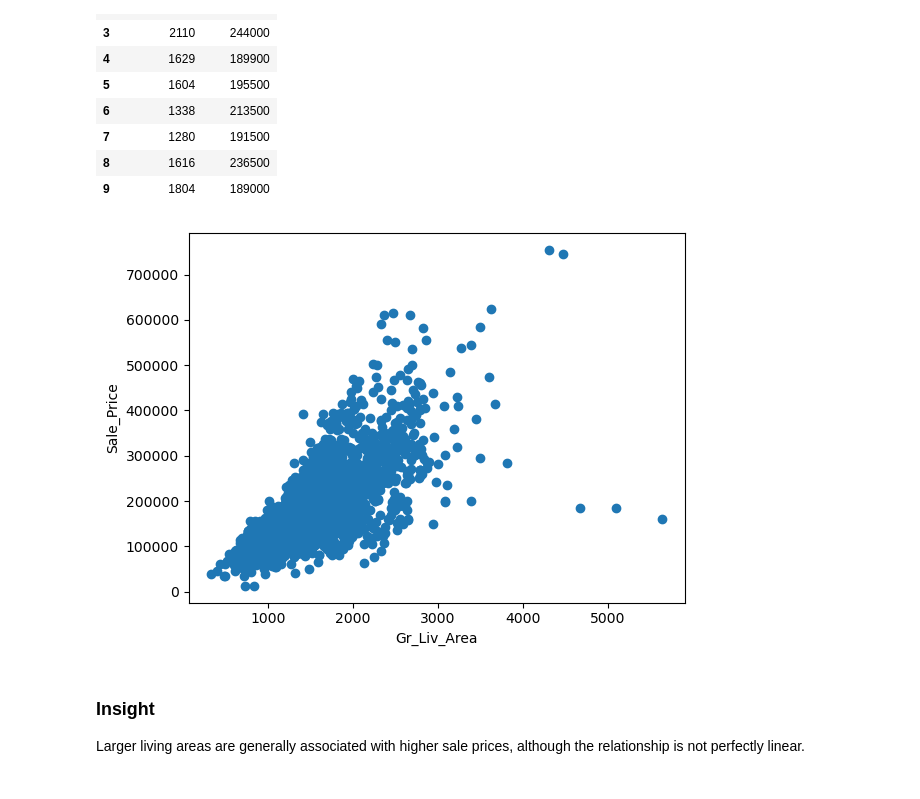
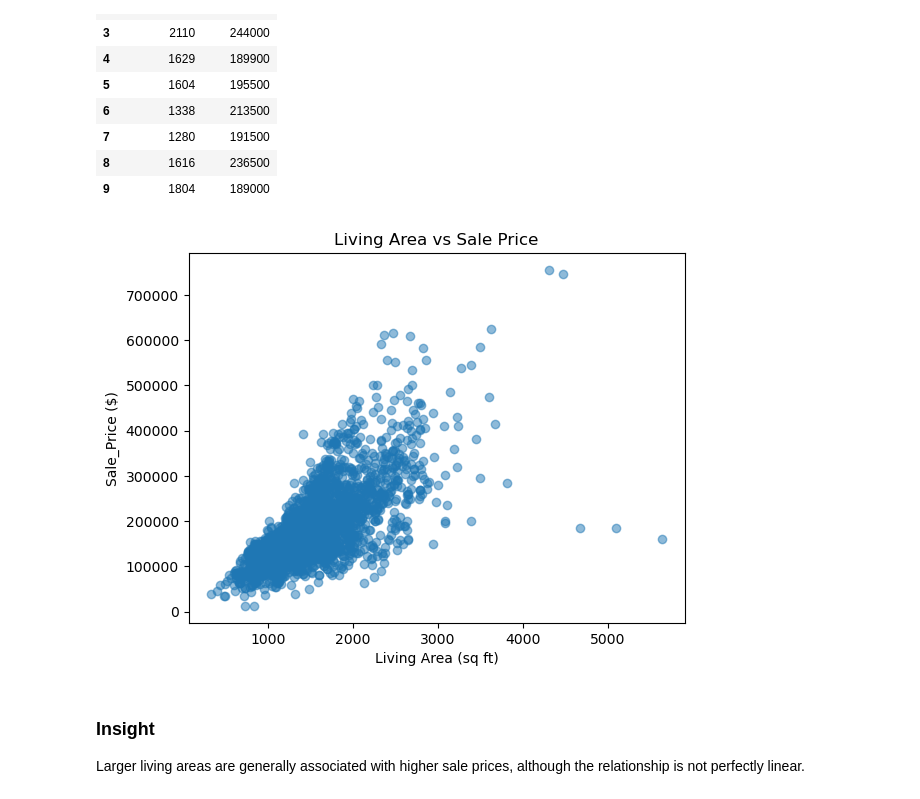
Before and after one commit to zahraahmadi9700/House-price-analysis, a Jupyter notebook: House_price_analysis.ipynb, the cells around one changed output. Saved outputs shown, nothing was run; the diff lists cells and outputs as text; code cells hidden in the pictures.

```diff
--- a/House_price_analysis.ipynb
+++ b/House_price_analysis.ipynb
@@ -486,12 +489,15 @@ df_clean[["Gr_Liv_Area" , "Sale_Price"]].head(10)
 | 8 | 1616 | 236500 |
 | 9 | 1804 | 189000 |
 # %%
-plt.scatter(df_clean["Gr_Liv_Area"] , df_clean["Sale_Price"])
-plt.xlabel("Gr_Liv_Area")
-plt.ylabel("Sale_Price")
+plt.figure()
+plt.scatter(df_clean["Gr_Liv_Area"] , df_clean["Sale_Price"], alpha=0.5)
+plt.title("Living Area vs Sale Price")
+plt.xlabel("Living Area (sq ft)")
+plt.ylabel("Sale_Price ($)")
+plt.savefig("images/living_area_vs_price.png" ,bbox_inches="tight" ,dpi = 300)
 plt.show()
 # %% [output]
-[figure, old version]
+[figure, new version]
 # %% [markdown]
 ### Insight
 
```
Also changed, not shown: parts of 6 cells of this notebook, 6 other files.
